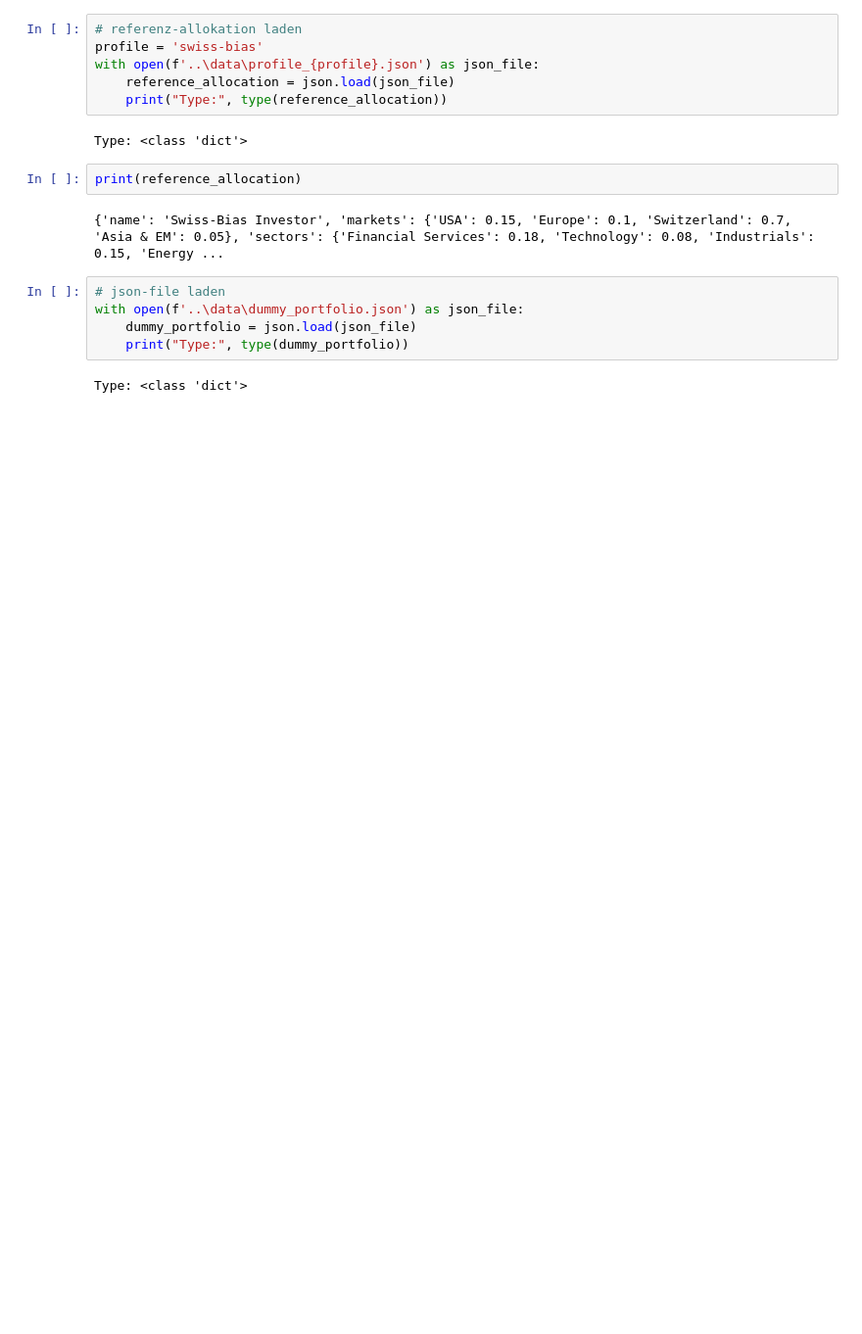
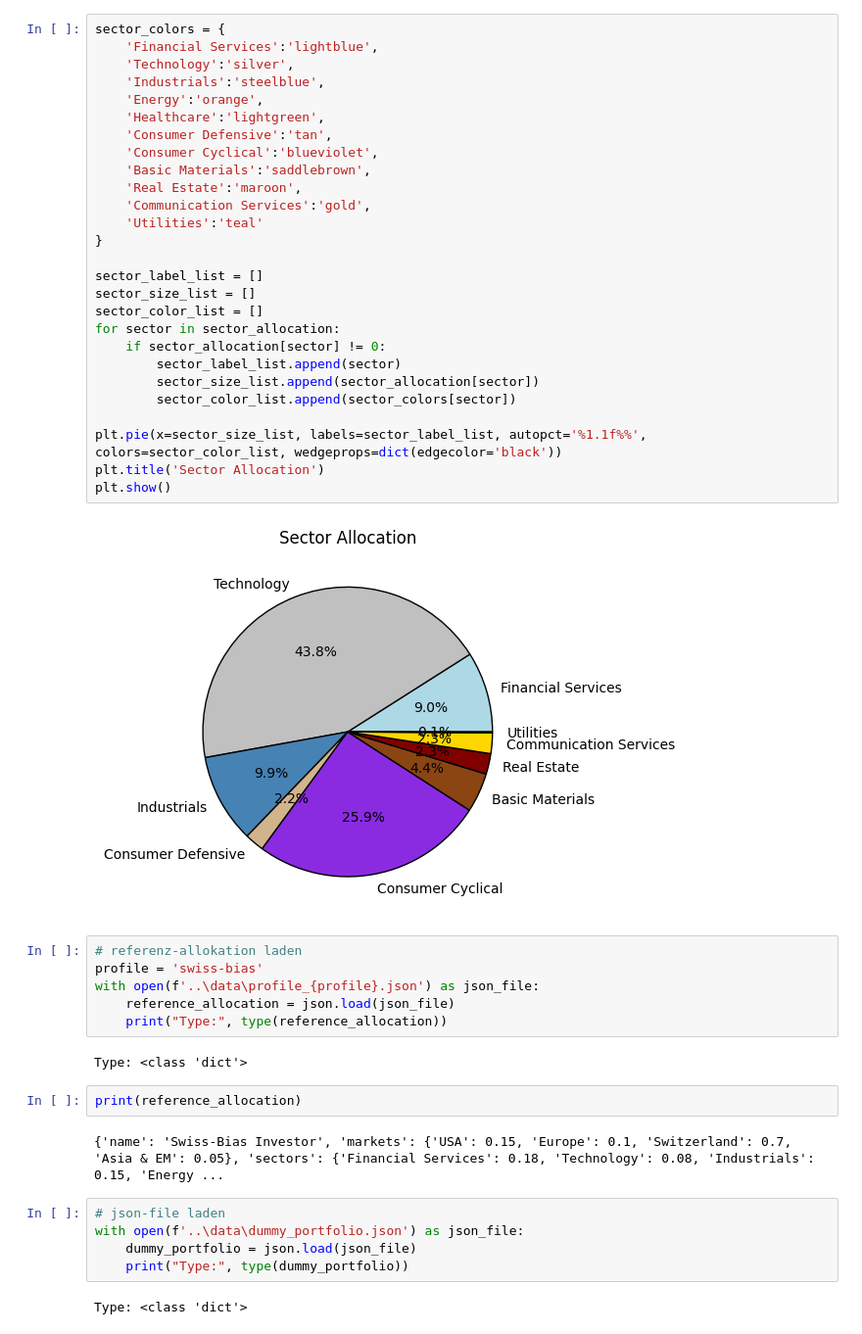
Before and after one commit to glaand/personal-investment-recommender, a Jupyter notebook: analysis/raffi_test.ipynb, the cells around one changed output. Shown at 98% size. Cells and saved outputs as stored; diff of their text form; blank space fills up the shorter version.

```diff
--- a/analysis/raffi_test.ipynb
+++ b/analysis/raffi_test.ipynb
@@ -88,3 +467,32 @@ investors[0]._id
+# %%
+sector_colors = {
+    'Financial Services':'lightblue',
+    'Technology':'silver',
+    'Industrials':'steelblue',
+    'Energy':'orange',
+    'Healthcare':'lightgreen',
+    'Consumer Defensive':'tan',
+    'Consumer Cyclical':'blueviolet',
+    'Basic Materials':'saddlebrown',
+    'Real Estate':'maroon',
+    'Communication Services':'gold',
+    'Utilities':'teal'
+}
+
+sector_label_list = []
+sector_size_list = []
+sector_color_list = []
+for sector in sector_allocation:
+    if sector_allocation[sector] != 0:
+        sector_label_list.append(sector)
+        sector_size_list.append(sector_allocation[sector])
+        sector_color_list.append(sector_colors[sector])
+
+plt.pie(x=sector_size_list, labels=sector_label_list, autopct='%1.1f%%', colors=sector_color_list, wedgeprops=dict(edgecolor='black'))
+plt.title('Sector Allocation')
+plt.show()
+# %% [output]
+[figure, added]
 # %%
 # referenz-allokation laden
 profile = 'swiss-bias'
```
Also changed, not shown: parts of 39 cells of this notebook.
